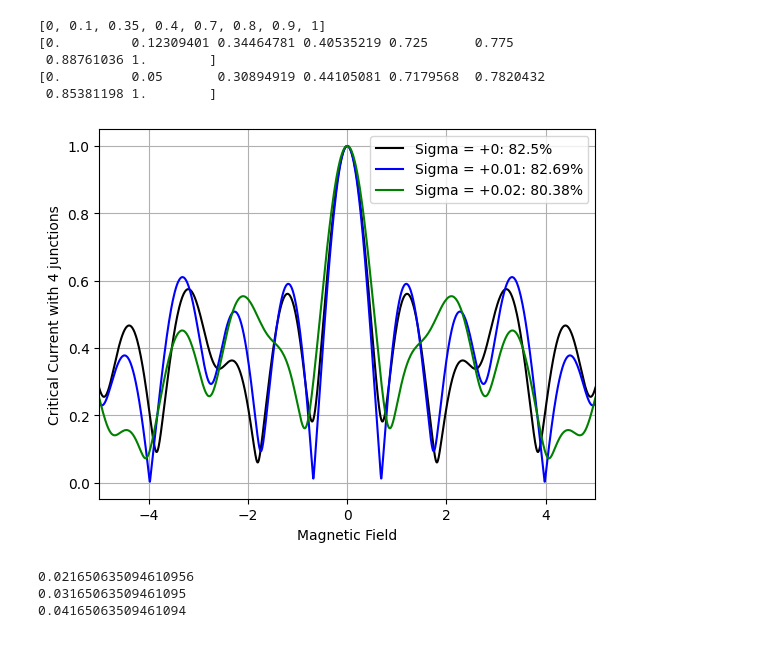
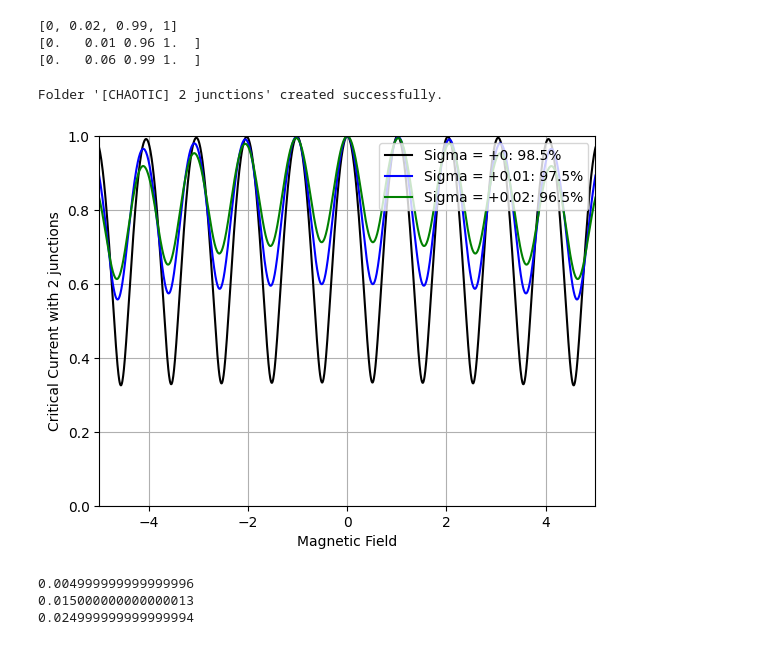
Before and after one commit to cliffsun/Josephson-Junction-Array-Model, a Jupyter notebook: JJ_Memory_Device_Standard_Deviation.ipynb, the cells around one changed output. Saved outputs shown, nothing was run; the diff lists cells and outputs as text; code cells hidden in the pictures.

Commit message:
made method of saving plots and meta data about plots

```diff
--- a/JJ_Memory_Device_Standard_Deviation.ipynb
+++ b/JJ_Memory_Device_Standard_Deviation.ipynb
@@ -271,9 +272,9 @@ arrayOfJunctions = []
 
 # arrayOfJunctions = [0, 0.2, 0.4, 0.6, 0.9, 1]
 
-arrayOfJunctions = [0, 0.1, 0.35, 0.4, 0.7, 0.8, 0.9, 1]
+arrayOfJunctions = [0, 0.02, 0.99, 1]
 
-number_of_junctions = 5
+number_of_junctions = 2
 
 inputted_mean_width = 0.001
 
@@ -341,30 +342,57 @@ for f in FluxField:
     IMaxPointSigma3.append(maxCurrent(f, arraySigma3, criticalCurrent_3, numOfSegments)/norm_3)
 print(arraySigma3)
 # %% [output]
-[0, 0.1, 0.35, 0.4, 0.7, 0.8, 0.9, 1]
-[0.         0.12309401 0.34464781 0.40535219 0.725      0.775
- 0.88761036 1.        ]
-[0.         0.05       0.30894919 0.44105081 0.7179568  0.7820432
- 0.85381198 1.        ]
+[0, 0.02, 0.99, 1]
+[0.   0.01 0.96 1.  ]
+[0.   0.06 0.99 1.  ]
+# %%
+# Save data
+def create_folder(repository_path, folder_name):
+    folder_path = os.path.join(repository_path, folder_name)
+
+    # Check if the folder already exists
+    if not os.path.exists(folder_path):
+        # Create the folder
+        os.makedirs(folder_path)
+        print(f"Folder '{folder_name}' created successfully.")
+    else:
+        print(f"Folder '{folder_name}' already exists.")
+
+directory = 'node_lifting_plots/'
+chaos = '[NON-CHAOTIC]'
+if (len(arrayOfJunctions) != 0):
+    chaos = '[CHAOTIC]'
+
+folder_name = f'{chaos} {len(junction_width_1)} junctions'
+
+create_folder(directory,folder_name=folder_name)
+# %% [output]
+Folder '[CHAOTIC] 2 junctions' created successfully.
 # %%
 plt.figure(300)
-plt.plot(FluxField, IMaxPointSigma1, 'black' , label="Sigma = +" + str(Sigma1) + ": " + str(round(percentageSigma1 * 100, 2)) + "%", color='black')
-plt.plot(FluxField, IMaxPointSigma2, '#ADD8E6', label="Sigma = +" + str(Sigma2) + ": " + str(round(percentageSigma2 * 100, 2)) + "%", color='blue')
-plt.plot(FluxField, IMaxPointSigma3, 'green', label="Sigma = +" + str(Sigma3) + ": " + str(round(percentageSigma3 * 100, 2)) + "%", color='green')
+plt.plot(FluxField, IMaxPointSigma1, 'black' , label="Sigma = +" + str(Sigma1) + ": " + str(round(percentageSigma1 * 100, 2)) + "%")
+plt.plot(FluxField, IMaxPointSigma2, 'blue', label="Sigma = +" + str(Sigma2) + ": " + str(round(percentageSigma2 * 100, 2)) + "%")
+plt.plot(FluxField, IMaxPointSigma3, 'green', label="Sigma = +" + str(Sigma3) + ": " + str(round(percentageSigma3 * 100, 2)) + "%")
 plt.legend(loc="upper right", frameon=True)
 plt.xlabel('Magnetic Field')
 plt.ylabel('Critical Current with ' + str(junctionNumber) + ' junctions')
 plt.xlim(-5,5)
-# plt.ylim(0,1)
+plt.ylim(0,1)
 plt.grid()
+
+plot_file_path = os.path.join(f'{directory}{folder_name}/', 'plot.png')
+# plot_file_path = f'{directory}{folder_name}/'
+
+plt.savefig(plot_file_path)
+
 plt.show()
 # %% [output]
-[figure, old version]
+[figure, new version]
 # %%
 print(np.std(junction_width_1))
 print(np.std(junction_width_2))
 print(np.std(junction_width_3))
 # %% [output]
-0.021650635094610956
-0.03165063509461095
-0.04165063509461094
+0.004999999999999996
+0.015000000000000013
+0.024999999999999994
```
Also changed, not shown: parts of 2 cells of this notebook, 6 other files.
